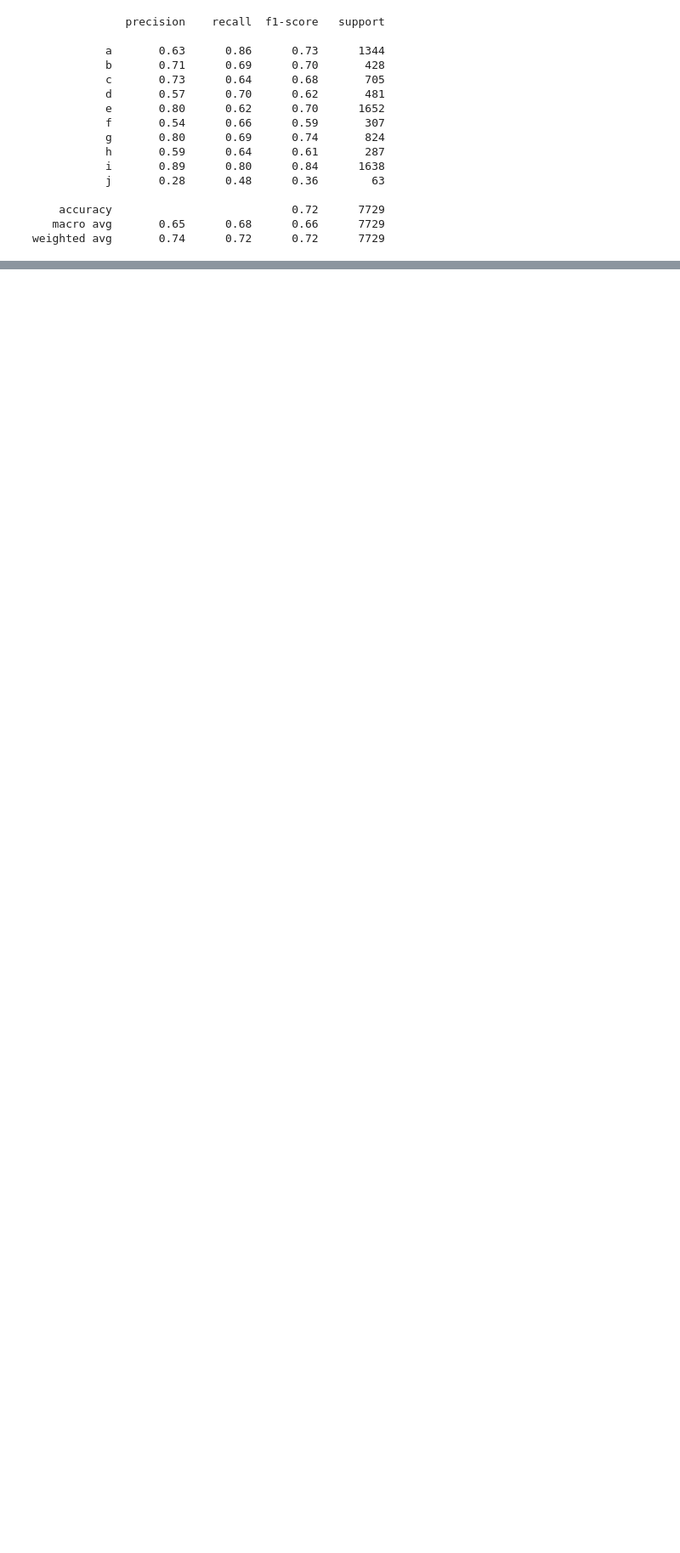
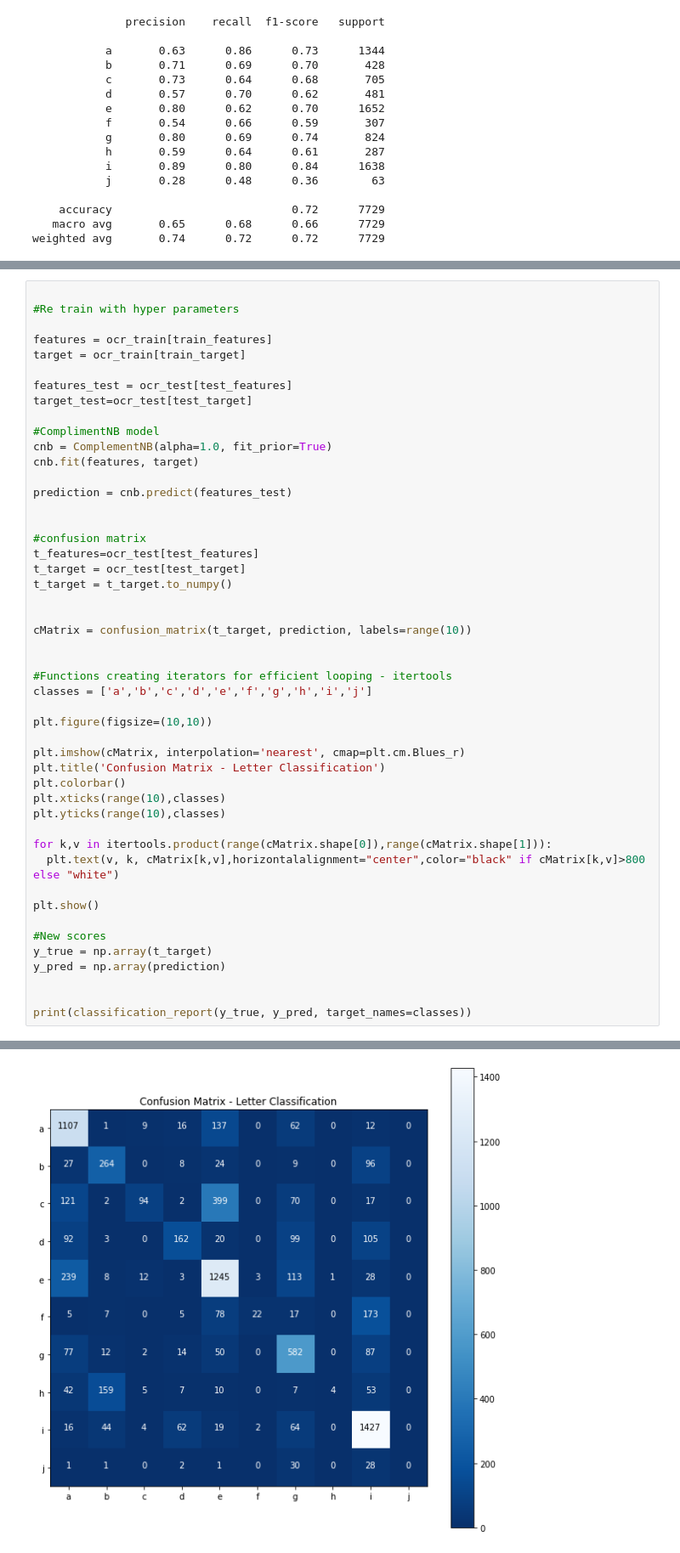
Before and after one commit to Applied-Machine-Learning-2022/final-project-team2-morgan, a Jupyter notebook: Capstone_final.ipynb, the cells around one changed output, grey strips where cells are left out. Shown: that part at 85% size. Saved outputs shown, nothing was run; the diff lists cells and outputs as text; blank space fills up the shorter version.

```diff
--- a/Capstone_final.ipynb
+++ b/Capstone_final.ipynb
@@ -368,0 +374,49 @@ weighted avg       0.74      0.72      0.72      7729
+# %%
+
+#Re train with hyper parameters
+
+features = ocr_train[train_features]
+target = ocr_train[train_target]
+
+features_test = ocr_test[test_features]
+target_test=ocr_test[test_target]
+
+#ComplimentNB model
+cnb = ComplementNB(alpha=1.0, fit_prior=True)
+cnb.fit(features, target)
+
+prediction = cnb.predict(features_test)
+
+
+#confusion matrix
+t_features=ocr_test[test_features]
+t_target = ocr_test[test_target]
+t_target = t_target.to_numpy()
+
+
+cMatrix = confusion_matrix(t_target, prediction, labels=range(10))
+
+
+#Functions creating iterators for efficient looping - itertools
+classes = ['a','b','c','d','e','f','g','h','i','j']
+
+plt.figure(figsize=(10,10))
+
+plt.imshow(cMatrix, interpolation='nearest', cmap=plt.cm.Blues_r)
+plt.title('Confusion Matrix - Letter Classification')
+plt.colorbar()
+plt.xticks(range(10),classes)
+plt.yticks(range(10),classes)
+
+for k,v in itertools.product(range(cMatrix.shape[0]),range(cMatrix.shape[1])):
+  plt.text(v, k, cMatrix[k,v],horizontalalignment="center",color="black" if cMatrix[k,v]>800 else "white")
+
+plt.show()
+
+#New scores
+y_true = np.array(t_target)
+y_pred = np.array(prediction)
+
+
+print(classification_report(y_true, y_pred, target_names=classes))
+# %% [output]
@@ -368,0 +433 @@ weighted avg       0.74      0.72      0.72      7729
+[figure, added]
```
Also changed, not shown: parts of 9 cells of this notebook.
